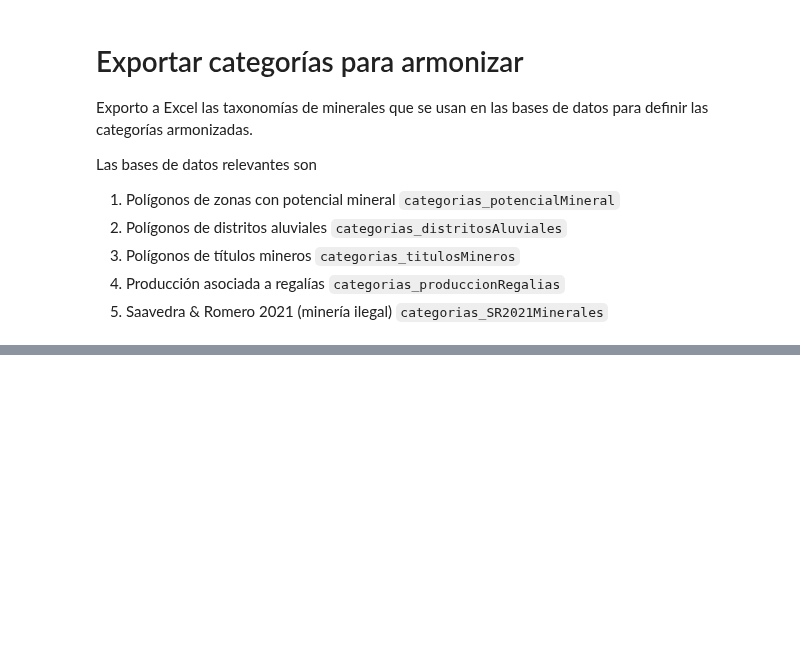
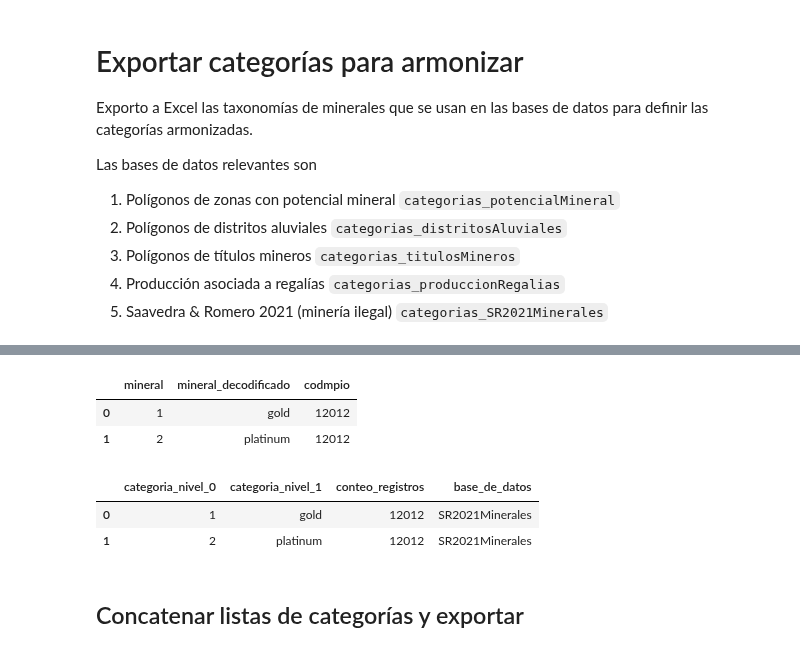
Before and after one commit to JC-AlfonsoR/PEG-mining-agriculture, a Jupyter notebook: engines/e2011_armonizar_taxonomias_minerales.ipynb, the cells around one changed output, grey strips where cells are left out. Drawn from its saved outputs; the diff is of its cells as text; code cells hidden in the pictures; blank space fills up the shorter version.

Commit message:
Avanzar con la lista archivo de armonización

```diff
--- a/engines/e2011_armonizar_taxonomias_minerales.ipynb
+++ b/engines/e2011_armonizar_taxonomias_minerales.ipynb
@@ -344,0 +424,21 @@ Las bases de datos relevantes son
+# %%
+display(categorias_SR2021Minerales.head(2))
+
+categorias_SR2021Minerales = categorias_SR2021Minerales.rename(
+    columns={
+        'mineral':'categoria_nivel_0',
+        'mineral_decodificado':'categoria_nivel_1',
+        'codmpio':'conteo_registros'
+    })
+
+categorias_SR2021Minerales['base_de_datos'] = 'SR2021Minerales'
+display(categorias_SR2021Minerales.head(2))
+# %% [output]
+|  | mineral | mineral_decodificado | codmpio |
+| 0 | 1 | gold | 12012 |
+| 1 | 2 | platinum | 12012 |
+|  | categoria_nivel_0 | categoria_nivel_1 | conteo_registros | base_de_datos |
+| 0 | 1 | gold | 12012 | SR2021Minerales |
+| 1 | 2 | platinum | 12012 | SR2021Minerales |
+# %% [markdown]
+## Concatenar listas de categorías y exportar
```
Also changed, not shown: parts of 8 cells of this notebook, 2 other files.
